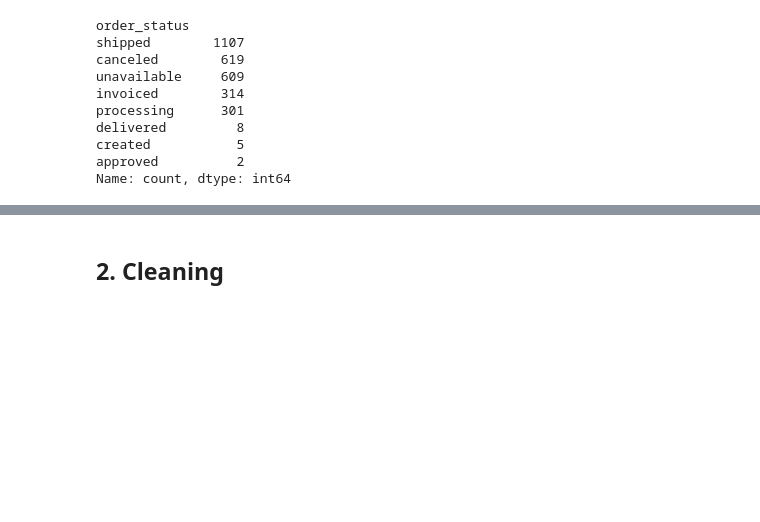
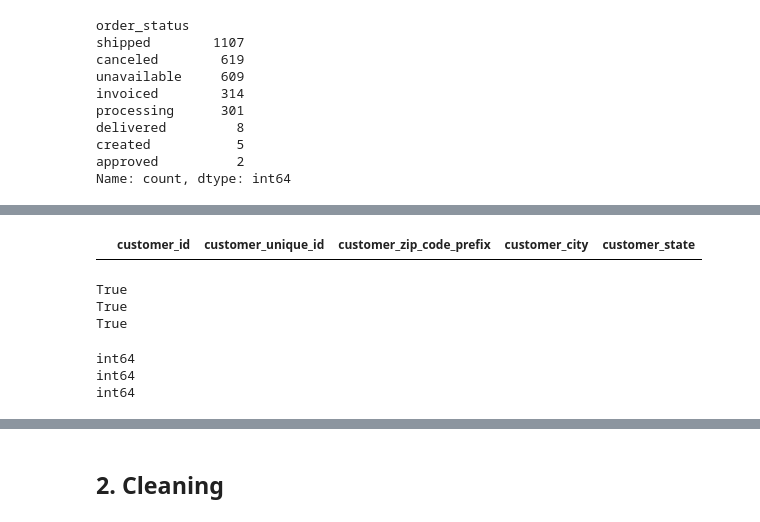
Before and after one commit to ja-ada05/dmaw_prelim_proj_etl, a Jupyter notebook: data/etl.ipynb, the cells around one changed output, grey strips where cells are left out. Cells and saved outputs as stored; diff of their text form; code cells hidden in the pictures; blank space fills up the shorter version.

```diff
--- a/data/etl.ipynb
+++ b/data/etl.ipynb
@@ -419,0 +466,21 @@ Name: count, dtype: int64
+# %%
+#where the first character of the postal code is zero
+customers_df[customers_df['customer_zip_code_prefix'].astype(str).str[0] == '0']
+# %% [output]
+|  | customer_id | customer_unique_id | customer_zip_code_prefix | customer_city | customer_state |
+# %%
+print(len(customers_df[customers_df['customer_zip_code_prefix'].astype(str).str.len() != 5]) == len(customers_df[customers_df['customer_zip_code_prefix'].astype(str).str.len() == 4]))
+print(len(sellers_df[sellers_df['seller_zip_code_prefix'].astype(str).str.len() != 5]) == len(sellers_df[sellers_df['seller_zip_code_prefix'].astype(str).str.len() == 4]))
+print(len(geolocation_df[geolocation_df['geolocation_zip_code_prefix'].astype(str).str.len() != 5]) == len(geolocation_df[geolocation_df['geolocation_zip_code_prefix'].astype(str).str.len() == 4]))
+# %% [output]
+True
+True
+True
+# %%
+print(customers_df['customer_zip_code_prefix'].dtype)
+print(sellers_df['seller_zip_code_prefix'].dtype)
+print(geolocation_df['geolocation_zip_code_prefix'].dtype)
+# %% [output]
+int64
+int64
+int64
```
Also changed, not shown: parts of 37 cells of this notebook.
